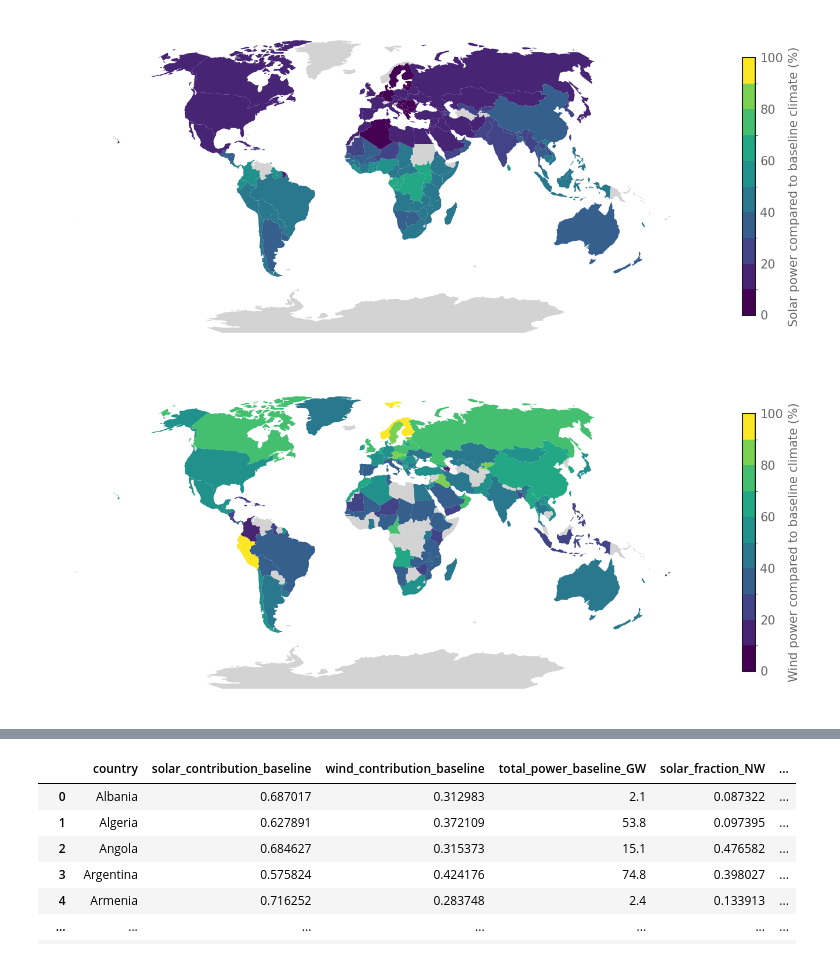
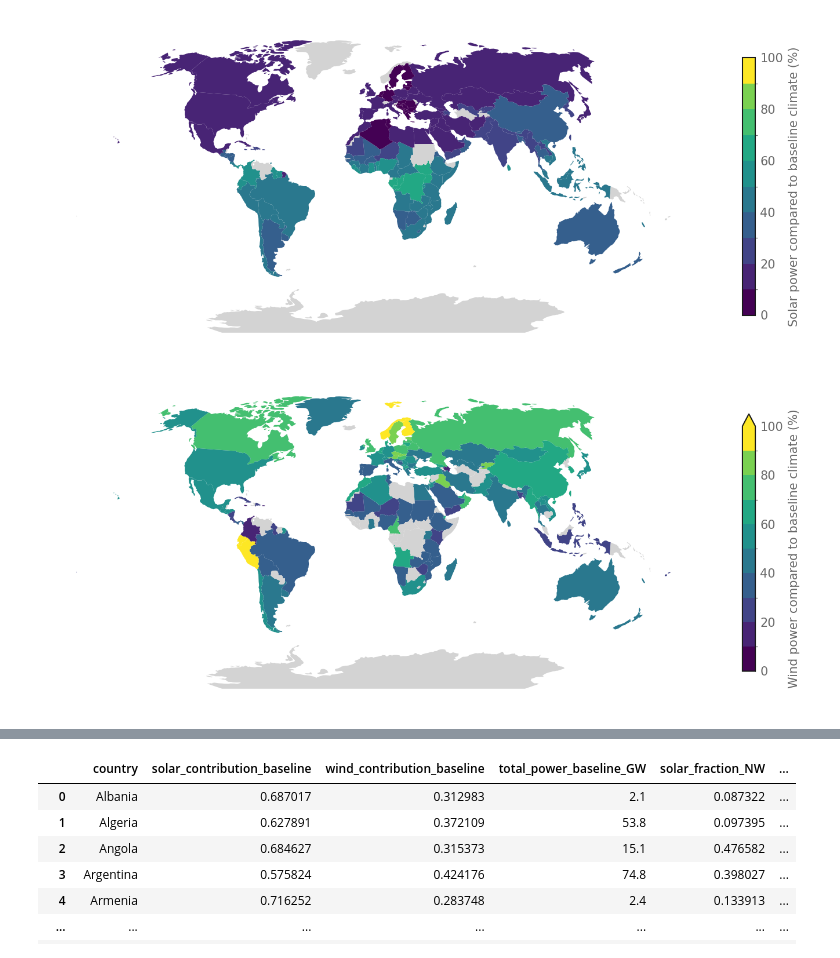
Before and after one commit to allfed/Renewables-Nuclear-Winter, a Jupyter notebook: scripts/Maps-2050.ipynb, the cells around one changed output, grey strips where cells are left out. Drawn from its saved outputs; the diff is of its cells as text; code cells hidden in the pictures.

```diff
--- a/scripts/Maps-2050.ipynb
+++ b/scripts/Maps-2050.ipynb
@@ -153,34 +156,35 @@ world = world.to_crs("+proj=wintri")
 
 
 default_color = "lightgrey"
 
 cmap = plt.cm.get_cmap("viridis")
 colors = cmap(np.linspace(0, 1, 11))
 cmap = mcolors.ListedColormap(colors)
 bounds = np.arange(0, 101, 10)
 norm = mcolors.BoundaryNorm(bounds, cmap.N)
 
 
 fig, ax = plt.subplots(1, 1)
 sm = world.plot(
     column="Fraction",
     cmap=cmap,
     norm=norm,
     legend=True,
     legend_kwds={
         "label": f"Wind power compared to baseline climate (%)",
         "orientation": "vertical",
         "shrink": 0.8,
+        "extend": "max",
     },
     ax=ax,
     missing_kwds={"color": default_color},
 )
 ax.set_axis_off()
 ax.grid(False)
 plt.tight_layout()
 plt.savefig("../results/wind-power-NW-year1.pdf", bbox_inches="tight")
 # %% [output]
-[figure, old version]
+[figure, new version]
 # %%
 df2 = df.rename(columns={"solar": "solar_contribution_baseline"})
 df2 = df2.rename(columns={"wind": "wind_contribution_baseline"})
```
Also changed, not shown: parts of 3 cells of this notebook, 4 other files.
